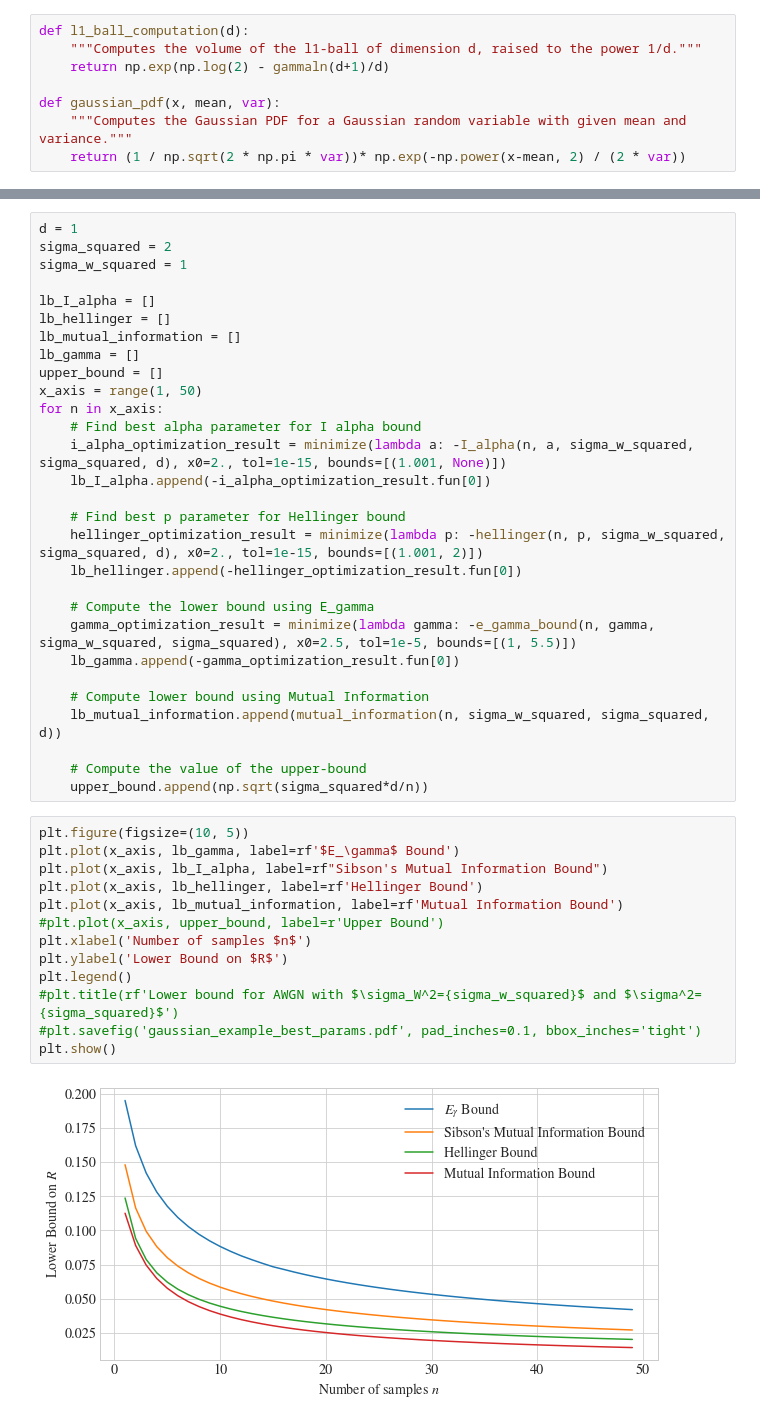
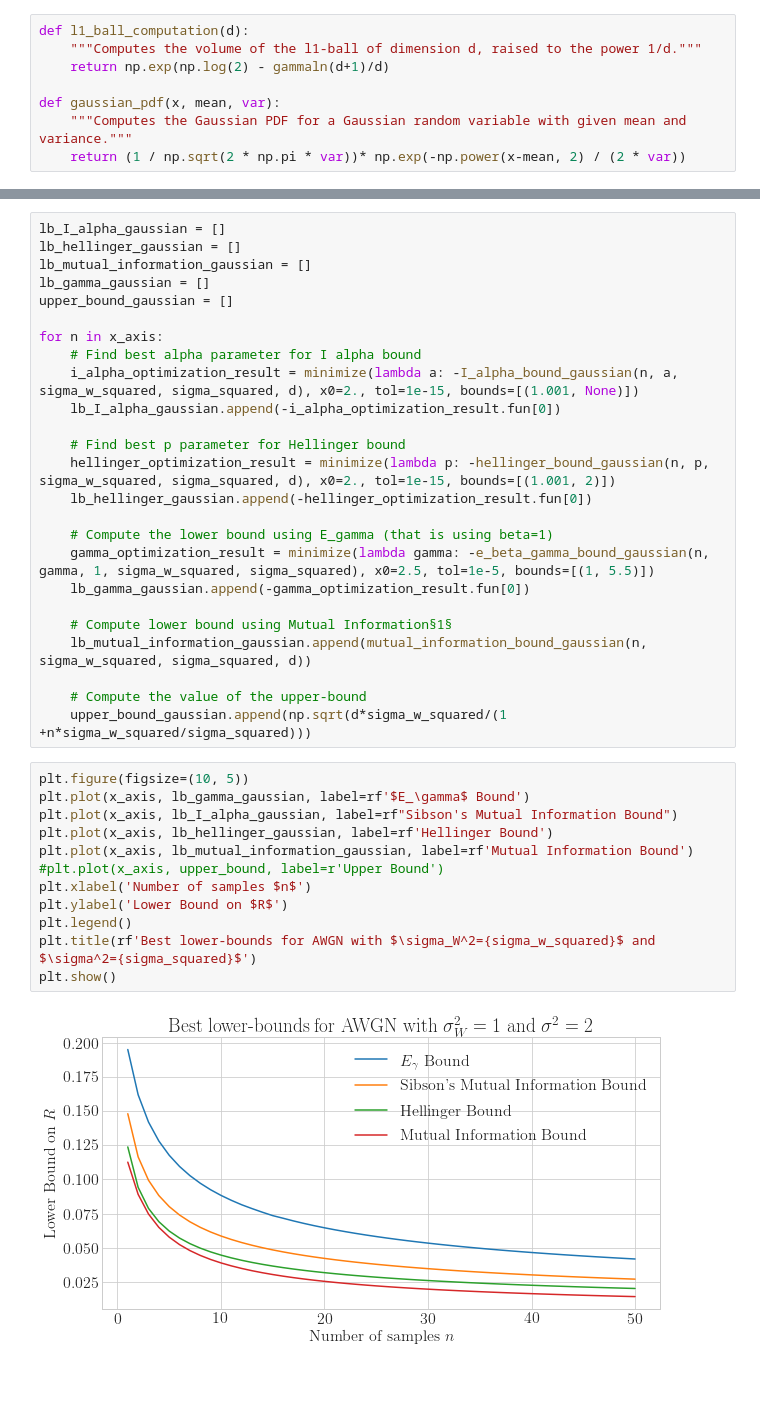
Before and after one commit to Adirlou/f_divergences_lower_bounds, a Jupyter notebook: lower_bounds_bayesian_risk.ipynb, the cells around one changed output, grey strips where cells are left out. Cells and saved outputs as stored; diff of their text form; blank space fills up the shorter version.

```diff
--- a/lower_bounds_bayesian_risk.ipynb
+++ b/lower_bounds_bayesian_risk.ipynb
@@ -418,44 +402,39 @@ Here we compare the values of the different bounds as a function of the number o
 # %%
-d = 1
-sigma_squared = 2
-sigma_w_squared = 1
+lb_I_alpha_gaussian = []
+lb_hellinger_gaussian = []
+lb_mutual_information_gaussian = []
+lb_gamma_gaussian = []
+upper_bound_gaussian = []
 
-lb_I_alpha = []
-lb_hellinger = []
-lb_mutual_information = []
-lb_gamma = []
-upper_bound = []
-x_axis = range(1, 50)
 for n in x_axis:
     # Find best alpha parameter for I alpha bound
-    i_alpha_optimization_result = minimize(lambda a: -I_alpha(n, a, sigma_w_squared, sigma_squared, d), x0=2., tol=1e-15, bounds=[(1.001, None)])
-    lb_I_alpha.append(-i_alpha_optimization_result.fun[0])
+    i_alpha_optimization_result = minimize(lambda a: -I_alpha_bound_gaussian(n, a, sigma_w_squared, sigma_squared, d), x0=2., tol=1e-15, bounds=[(1.001, None)])
+    lb_I_alpha_gaussian.append(-i_alpha_optimization_result.fun[0])
 
     # Find best p parameter for Hellinger bound
-    hellinger_optimization_result = minimize(lambda p: -hellinger(n, p, sigma_w_squared, sigma_squared, d), x0=2., tol=1e-15, bounds=[(1.001, 2)])
-    lb_hellinger.append(-hellinger_optimization_result.fun[0])
+    hellinger_optimization_result = minimize(lambda p: -hellinger_bound_gaussian(n, p, sigma_w_squared, sigma_squared, d), x0=2., tol=1e-15, bounds=[(1.001, 2)])
+    lb_hellinger_gaussian.append(-hellinger_optimization_result.fun[0])
 
-    # Compute the lower bound using E_gamma
-    gamma_optimization_result = minimize(lambda gamma: -e_gamma_bound(n, gamma, sigma_w_squared, sigma_squared), x0=2.5, tol=1e-5, bounds=[(1, 5.5)])
-    lb_gamma.append(-gamma_optimization_result.fun[0])
+    # Compute the lower bound using E_gamma (that is using beta=1)
+    gamma_optimization_result = minimize(lambda gamma: -e_beta_gamma_bound_gaussian(n, gamma, 1, sigma_w_squared, sigma_squared), x0=2.5, tol=1e-5, bounds=[(1, 5.5)])
+    lb_gamma_gaussian.append(-gamma_optimization_result.fun[0])
 
-    # Compute lower bound using Mutual Information
-    lb_mutual_information.append(mutual_information(n, sigma_w_squared, sigma_squared, d))
+    # Compute lower bound using Mutual Information§1§
+    lb_mutual_information_gaussian.append(mutual_information_bound_gaussian(n, sigma_w_squared, sigma_squared, d))
 
     # Compute the value of the upper-bound
-    upper_bound.append(np.sqrt(sigma_squared*d/n))
+    upper_bound_gaussian.append(np.sqrt(d*sigma_w_squared/(1 +n*sigma_w_squared/sigma_squared)))
 # %%
 plt.figure(figsize=(10, 5))
-plt.plot(x_axis, lb_gamma, label=rf'$E_\gamma$ Bound')
-plt.plot(x_axis, lb_I_alpha, label=rf"Sibson's Mutual Information Bound")
-plt.plot(x_axis, lb_hellinger, label=rf'Hellinger Bound')
-plt.plot(x_axis, lb_mutual_information, label=rf'Mutual Information Bound')
+plt.plot(x_axis, lb_gamma_gaussian, label=rf'$E_\gamma$ Bound')
+plt.plot(x_axis, lb_I_alpha_gaussian, label=rf"Sibson's Mutual Information Bound")
+plt.plot(x_axis, lb_hellinger_gaussian, label=rf'Hellinger Bound')
+plt.plot(x_axis, lb_mutual_information_gaussian, label=rf'Mutual Information Bound')
 #plt.plot(x_axis, upper_bound, label=r'Upper Bound')
 plt.xlabel('Number of samples $n$')
 plt.ylabel('Lower Bound on $R$')
 plt.legend()
-#plt.title(rf'Lower bound for AWGN with $\sigma_W^2={sigma_w_squared}$ and $\sigma^2={sigma_squared}$')
-#plt.savefig('gaussian_example_best_params.pdf', pad_inches=0.1, bbox_inches='tight')
+plt.title(rf'Best lower-bounds for AWGN with $\sigma_W^2={sigma_w_squared}$ and $\sigma^2={sigma_squared}$')
 plt.show()
 # %% [output]
-[figure, old version]
+[figure, new version]
```
Also changed, not shown: parts of 73 cells of this notebook.
